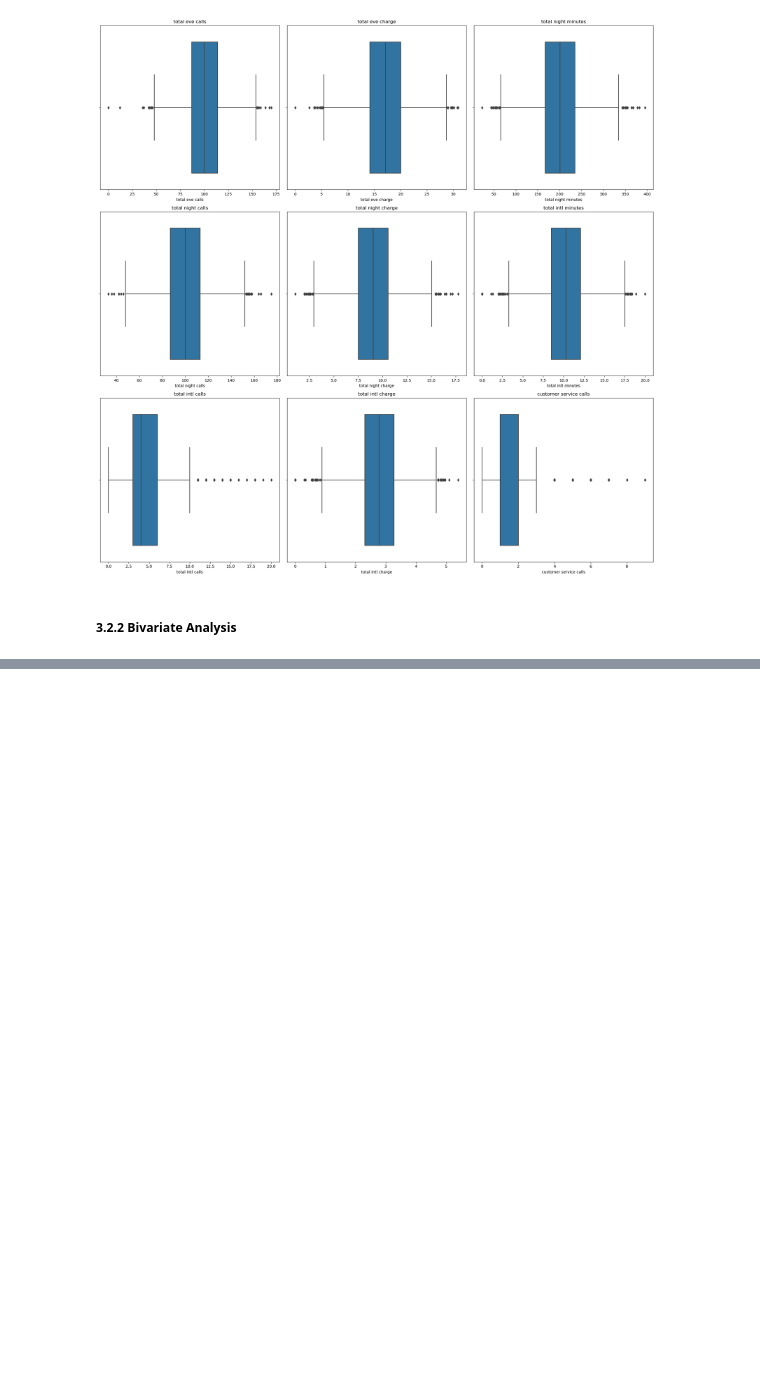
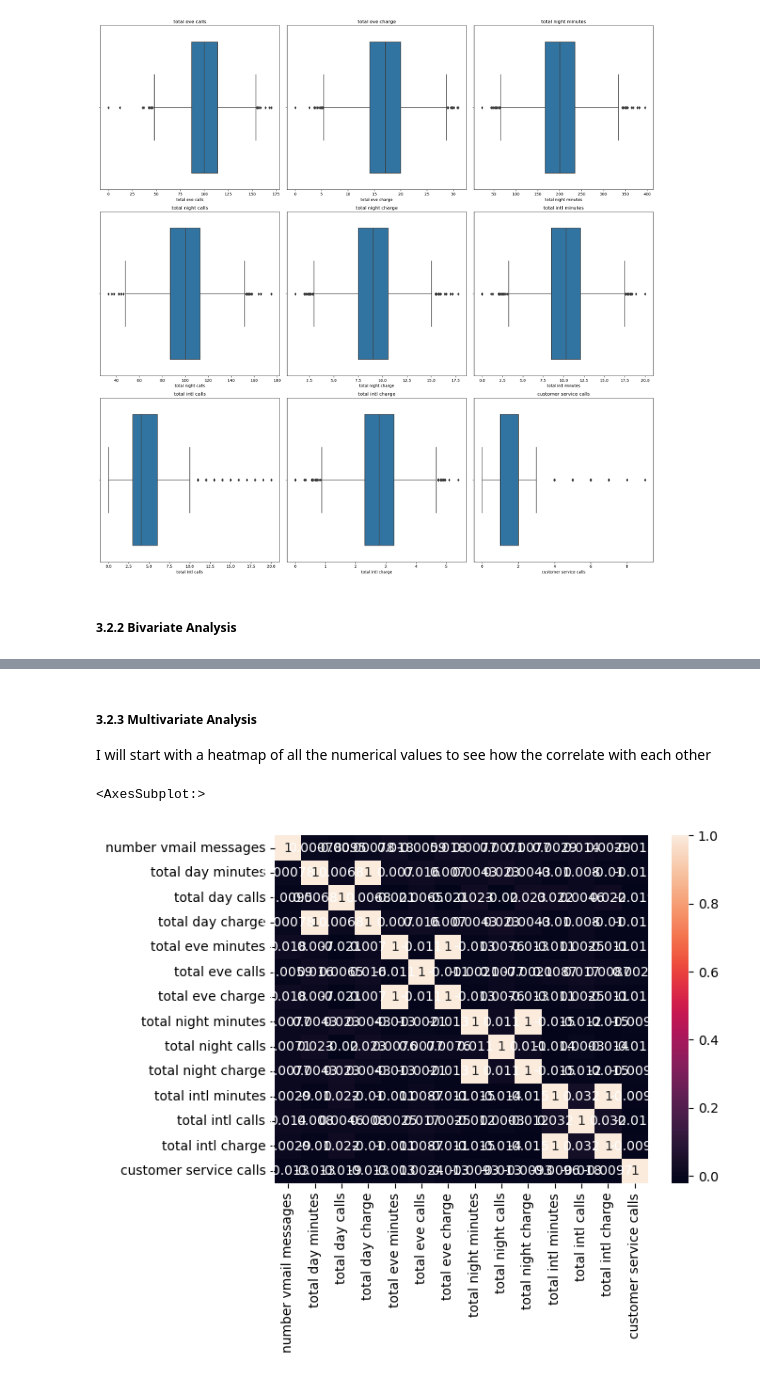
Before and after one commit to Isaac-Munyaka/Phase_3_project, a Jupyter notebook: customer_churn_prediction.ipynb, the cells around one changed output, grey strips where cells are left out. Cells and saved outputs as stored; diff of their text form; code cells hidden in the pictures; blank space fills up the shorter version.

```diff
--- a/customer_churn_prediction.ipynb
+++ b/customer_churn_prediction.ipynb
@@ -318,0 +325,17 @@ plt.show()
+# %% [markdown]
+##### 3.2.3 Multivariate Analysis
+
+
+I will start with a heatmap of all the numerical values to see how the correlate with each other
+# %%
+cols_corr=[
+       'number vmail messages',
+       'total day minutes', 'total day calls', 'total day charge',
+       'total eve minutes', 'total eve calls', 'total eve charge',
+       'total night minutes', 'total night calls', 'total night charge',
+       'total intl minutes', 'total intl calls', 'total intl charge',
+       'customer service calls']
+sns.heatmap(data=df[cols_corr].corr(), annot=True)
+# %% [output]
+<AxesSubplot:>
+[figure, added]
```
Also changed, not shown: parts of 5 cells of this notebook.
